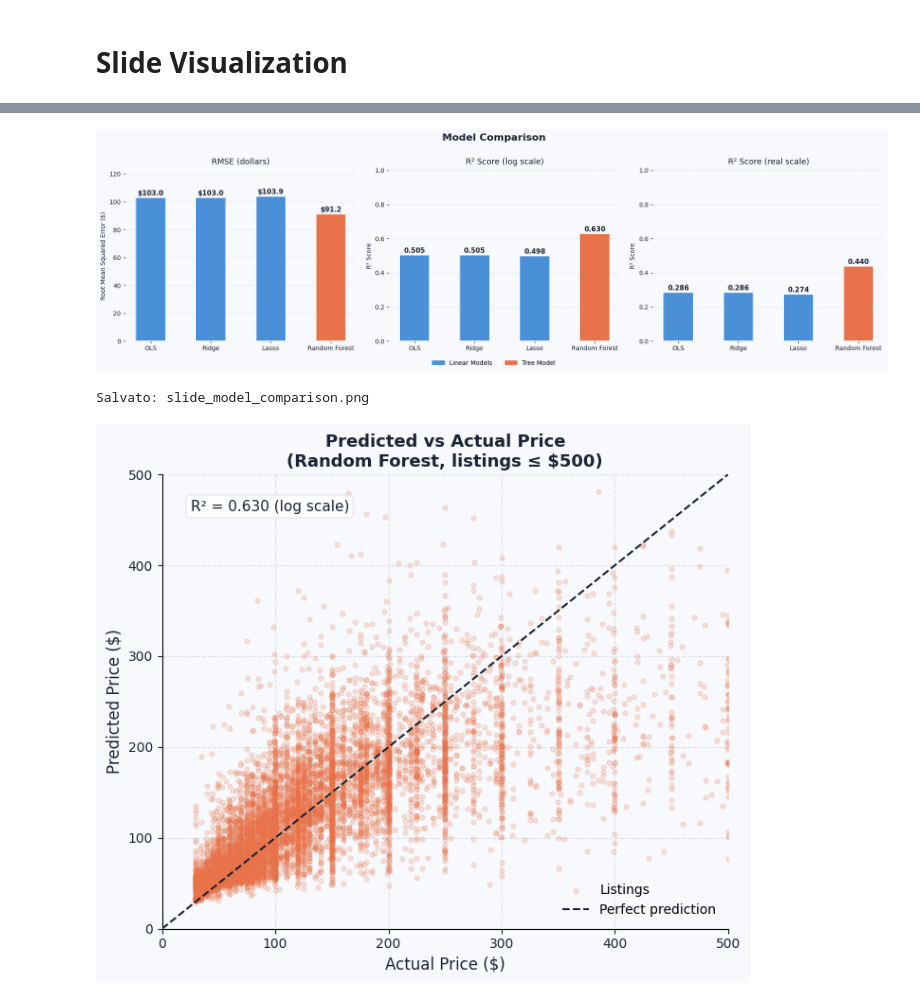
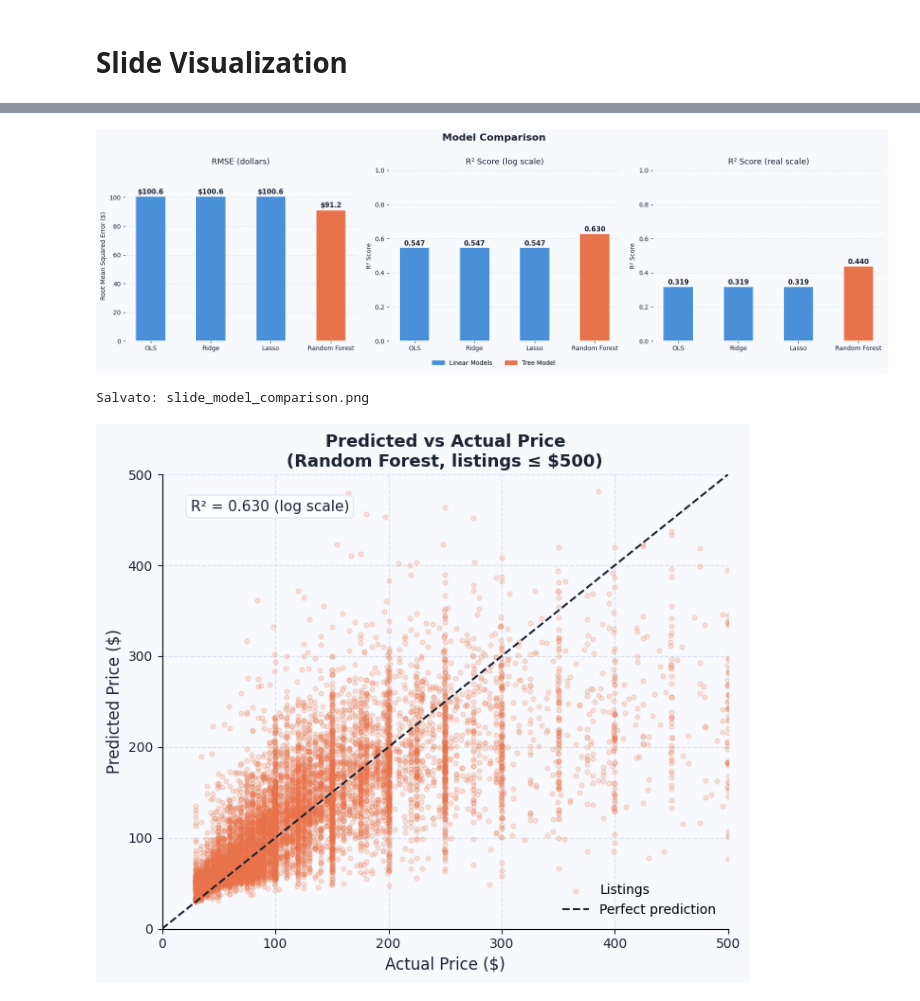
Before and after one commit to Stefano-Chiari/AppliedStatisticsProject, a Jupyter notebook: Notebooks/TestMainRegression.ipynb, the cells around one changed output, grey strips where cells are left out. Saved outputs shown, nothing was run; the diff lists cells and outputs as text; code cells hidden in the pictures.

```diff
--- a/Notebooks/TestMainRegression.ipynb
+++ b/Notebooks/TestMainRegression.ipynb
@@ -303,9 +331,9 @@ import numpy as np
 
 # --- Inserisci qui i tuoi valori reali ---
 models    = ['OLS', 'Ridge', 'Lasso', 'Random Forest']
-rmse      = [103.02, 103.02, 103.89, 91.20]   # in dollari
-r2_log    = [0.505,  0.505,  0.498,  0.630]   # R² su scala log (confrontabile con letteratura)
-r2_dollars  = [0.286, 0.286, 0.274, 0.440]
+rmse      = [100.63, 100.64, 100.64, 91.23]   # in dollari
+r2_log    = [0.5471,  0.5471,  0.5471,  0.630]   # R² su scala log (confrontabile con letteratura)
+r2_dollars  = [0.3188, 0.3187, 0.3186, 0.440]
 
 PALETTE = {
     'linear': '#4A90D9',
@@ -355,34 +383,34 @@ ax2.tick_params(colors=PALETTE['text'])
 
 # — R² real—
 ax3 = axes[2]
 ax3.set_facecolor(PALETTE['bg'])
 bars3 = ax3.bar(models, r2_dollars, color=bar_colors, width=0.5, zorder=3, edgecolor='white', linewidth=1.2)
 for bar, val in zip(bars3, r2_dollars):
     ax3.text(bar.get_x() + bar.get_width()/2, bar.get_height() + 0.005,
              f'{val:.3f}', ha='center', va='bottom', fontsize=11,
              fontweight='bold', color=PALETTE['text'])
 ax3.set_title('R² Score (real scale)', fontsize=13, color=PALETTE['text'], pad=10)
 ax3.set_ylabel('R² Score', fontsize=10, color=PALETTE['text'])
 ax3.set_ylim(0, 1.0)
 ax3.axhline(1.0, color=PALETTE['grid'], linestyle='--', linewidth=0.8)
 ax3.yaxis.grid(True, color=PALETTE['grid'], linestyle='--', linewidth=0.8, zorder=0)
 ax3.set_axisbelow(True)
 ax3.spines[['top','right','left','bottom']].set_visible(False)
 ax3.tick_params(colors=PALETTE['text'])
 
 # Legenda
 patch_l = mpatches.Patch(color=PALETTE['linear'], label='Linear Models')
 patch_t = mpatches.Patch(color=PALETTE['tree'],   label='Tree Model')
 fig.legend(handles=[patch_l, patch_t], loc='lower center', ncol=2,
            frameon=False, fontsize=10, bbox_to_anchor=(0.5, -0.06))
 
 plt.tight_layout()
 plt.savefig('slide_model_comparison.png', dpi=180, bbox_inches='tight',
             facecolor=PALETTE['bg'])
 plt.show()
 print("Salvato: slide_model_comparison.png")
 # %% [output]
-[figure, old version]
+[figure, new version]
 Salvato: slide_model_comparison.png
 # %%
 # ============================================================
```
Also changed, not shown: parts of 27 cells of this notebook, 15 other files.
